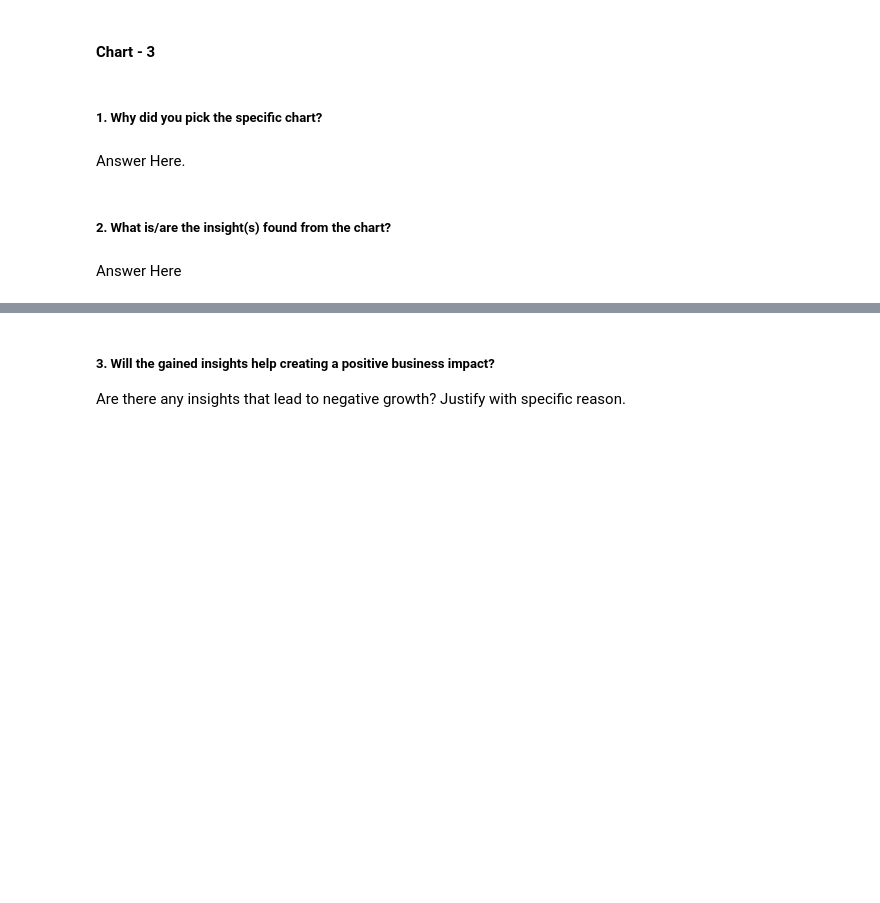
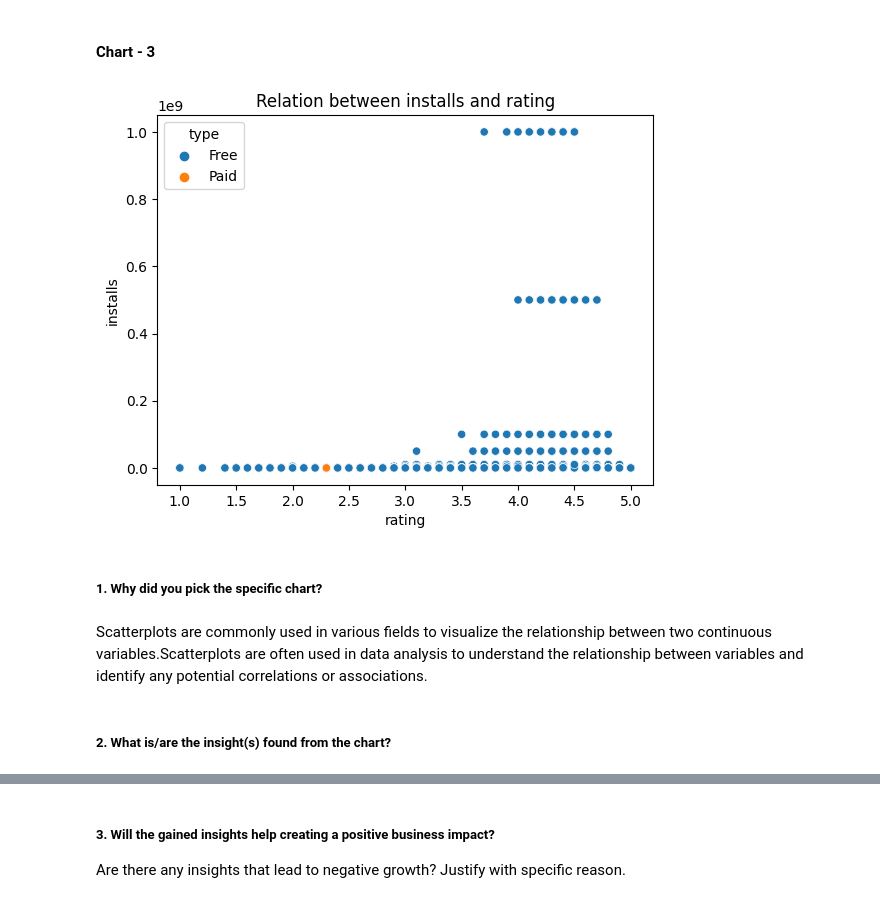
Before and after one commit to abhishek-kakde/EDA_capstone_playstore_review, a Jupyter notebook: Playstore_Apps_Review_Analysis_EDA.ipynb, the cells around one changed output, grey strips where cells are left out. Drawn from its saved outputs; the diff is of its cells as text; code cells hidden in the pictures; blank space fills up the shorter version.

```diff
--- a/Playstore_Apps_Review_Analysis_EDA.ipynb
+++ b/Playstore_Apps_Review_Analysis_EDA.ipynb
@@ -701,8 +699,13 @@ From the bar plot we can see that communication category app was the most instal
+# %%
+# Chart - 3 visualization code
+sns.scatterplot(x='rating', y='installs', hue='type', data=df)
+plt.title("Relation between installs and rating")
+plt.show()
+# %% [output]
+[figure, added]
 # %% [markdown]
 ##### 1. Why did you pick the specific chart?
-# %% [markdown]
-Answer Here.
+# %% [markdown]
+Scatterplots are commonly used in various fields to visualize the relationship between two continuous variables.Scatterplots are often used in data analysis to understand the relationship between variables and identify any potential correlations or associations.
 # %% [markdown]
 ##### 2. What is/are the insight(s) found from the chart?
-# %% [markdown]
-Answer Here
```
Also changed, not shown: parts of 10 cells of this notebook.
